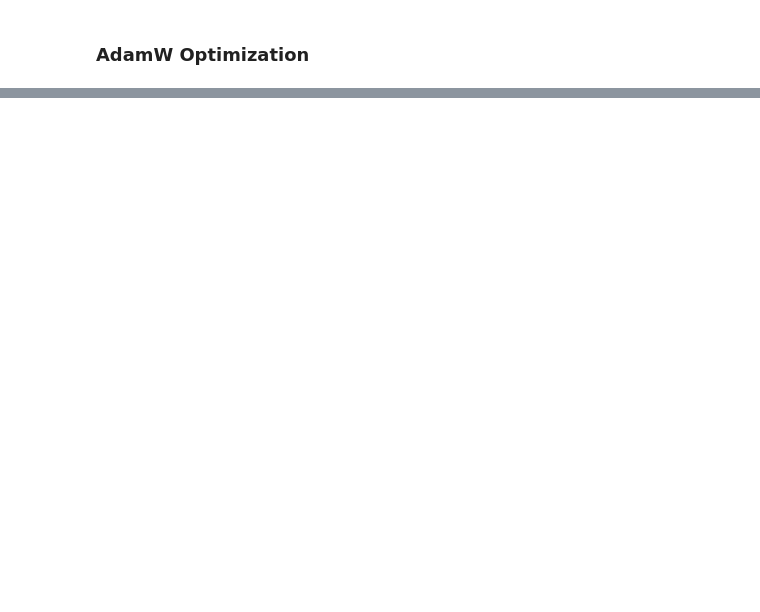
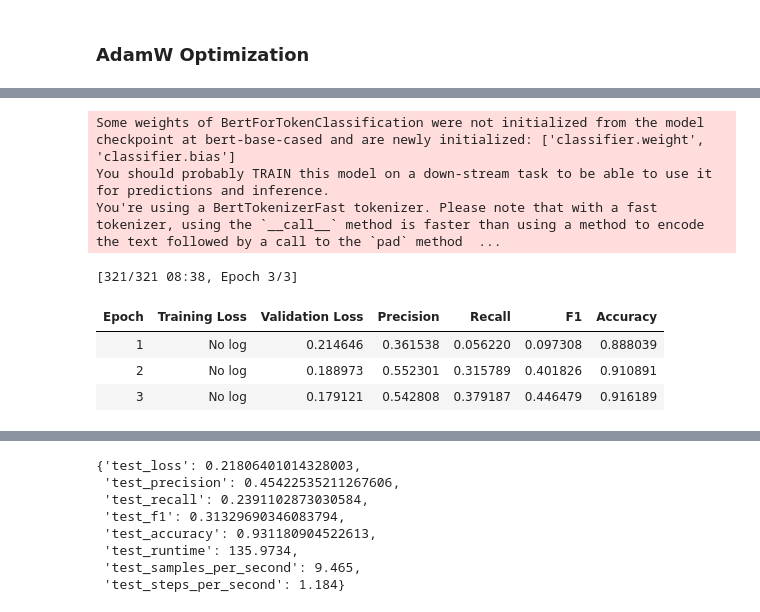
Before and after one commit to arsenignatosyan/text_mining, a Jupyter notebook: as2/assignment2.ipynb, the cells around one changed output, grey strips where cells are left out. Drawn from its saved outputs; the diff is of its cells as text; code cells hidden in the pictures; blank space fills up the shorter version.

```diff
--- a/as2/assignment2.ipynb
+++ b/as2/assignment2.ipynb
@@ -277,0 +295,36 @@ test_pred_adam.metrics
+# %%
+model = AutoModelForTokenClassification.from_pretrained(
+    model_checkpoint,
+    id2label=id2label,
+    label2id=label2id,
+)
+optimizer6 = AdamW(model.parameters(), lr=2e-5)
+args_adam6 = TrainingArguments(
+    "bert-finetuned-adam1",
+    evaluation_strategy="epoch",
+    per_device_train_batch_size=32,
+)
+
+trainer_adam6 = Trainer(
+    model=model,
+    args=args_adam6,
+    train_dataset=tokenized_datasets["train"],
+    eval_dataset=tokenized_datasets["validation"],
+    data_collator=data_collator,
+    compute_metrics=compute_metrics,
+    tokenizer=tokenizer,
+    optimizers=(optimizer6, None)
+)
+
+trainer_adam6.train()
+test_pred_adam6 = trainer_adam6.predict(test_dataset=tokenized_datasets["test"])
+test_pred_adam6.metrics
+# %% [output]
+Some weights of BertForTokenClassification were not initialized from the model checkpoint at bert-base-cased and are newly initialized: ['classifier.weight', 'classifier.bias']
+You should probably TRAIN this model on a down-stream task to be able to use it for predictions and inference.
+You're using a BertTokenizerFast tokenizer. Please note that with a fast tokenizer, using the `__call__` method is faster than using a method to encode the text followed by a call to the `pad` method  ...
+[321/321 08:38, Epoch 3/3]
+| Epoch | Training Loss | Validation Loss | Precision | Recall | F1 | Accuracy |
+| 1 | No log | 0.214646 | 0.361538 | 0.056220 | 0.097308 | 0.888039 |
+| 2 | No log | 0.188973 | 0.552301 | 0.315789 | 0.401826 | 0.910891 |
+| 3 | No log | 0.179121 | 0.542808 | 0.379187 | 0.446479 | 0.916189 |
@@ -277,0 +332,8 @@ test_pred_adam.metrics
+{'test_loss': 0.21806401014328003,
+ 'test_precision': 0.45422535211267606,
+ 'test_recall': 0.2391102873030584,
+ 'test_f1': 0.31329690346083794,
+ 'test_accuracy': 0.931180904522613,
+ 'test_runtime': 135.9734,
+ 'test_samples_per_second': 9.465,
+ 'test_steps_per_second': 1.184}
```
Also changed, not shown: parts of 15 cells of this notebook.
